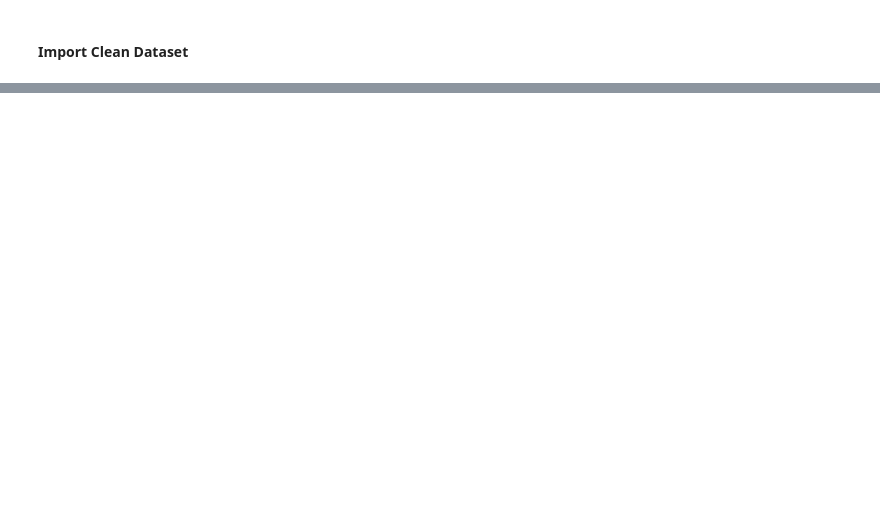
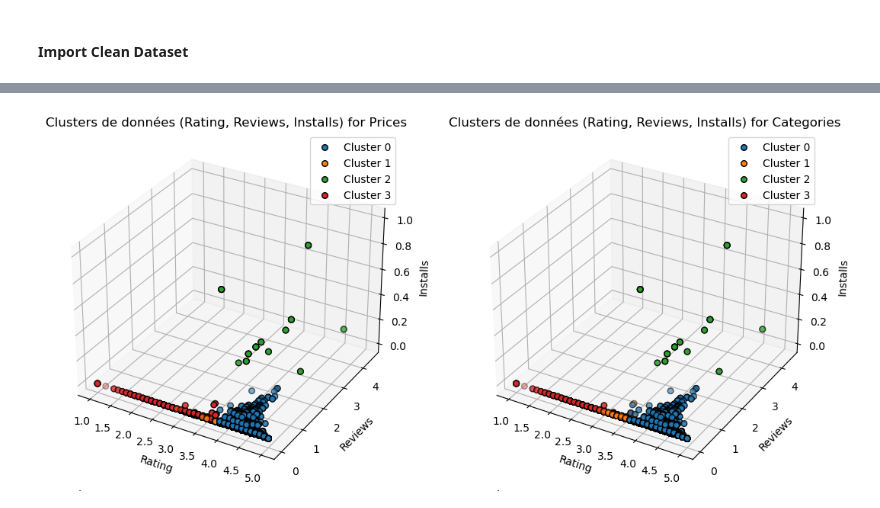
Before and after one commit to Cheimooh/DataMiningProject, a Jupyter notebook: clustering.ipynb, the cells around one changed output, grey strips where cells are left out. Saved outputs shown, nothing was run; the diff lists cells and outputs as text; code cells hidden in the pictures; blank space fills up the shorter version.

```diff
--- a/clustering.ipynb
+++ b/clustering.ipynb
@@ -115,0 +97,33 @@ plt.show()
+# %%
+# Affichage en 3D avec feature1, 2 et 3
+fig = plt.figure(figsize=(13, 8))
+
+feature3 = "Installs"
+
+ax = fig.add_subplot(1, 2, 1, projection='3d')
+
+for cluster in range(k_price):
+    cluster_data = df[df["ClusterPrice"] == cluster]
+    ax.scatter(cluster_data[feature1], cluster_data[feature2], cluster_data[feature3], label=f'Cluster {cluster}', edgecolors='k', s=30)
+
+ax.set_xlabel(feature1)
+ax.set_ylabel(feature2)
+ax.set_zlabel(feature3)
+ax.set_title(f'Clusters de données ({feature1}, {feature2}, {feature3}) for Prices')
+plt.legend()
+
+
+ax = fig.add_subplot(1, 2, 2, projection='3d')
+
+for cluster in range(k_category):
+    cluster_data = df[df["ClusterCategory"] == cluster]
+    ax.scatter(cluster_data[feature1], cluster_data[feature2], cluster_data[feature3], label=f'Cluster {cluster}', edgecolors='k', s=30)
+
+ax.set_xlabel(feature1)
+ax.set_ylabel(feature2)
+ax.set_zlabel(feature3)
+ax.set_title(f'Clusters de données ({feature1}, {feature2}, {feature3}) for Categories')
+plt.legend()
+plt.show()
+# %% [output]
+[figure, added]
```
Also changed, not shown: parts of 13 cells of this notebook, 1 other file.
